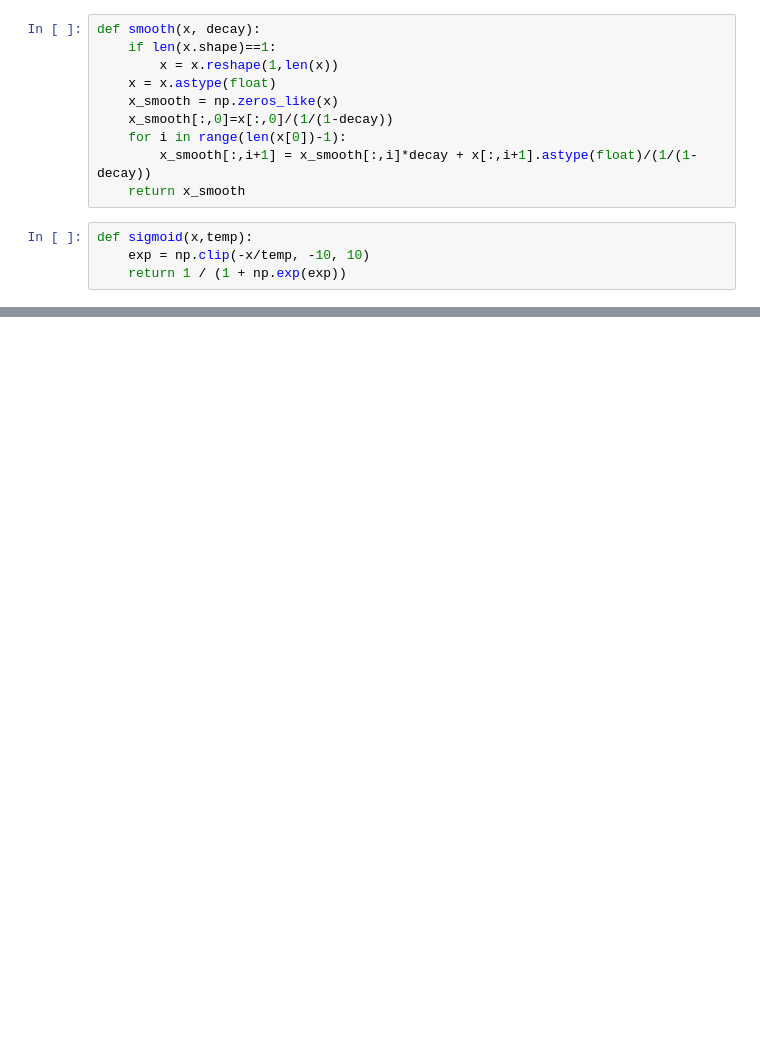
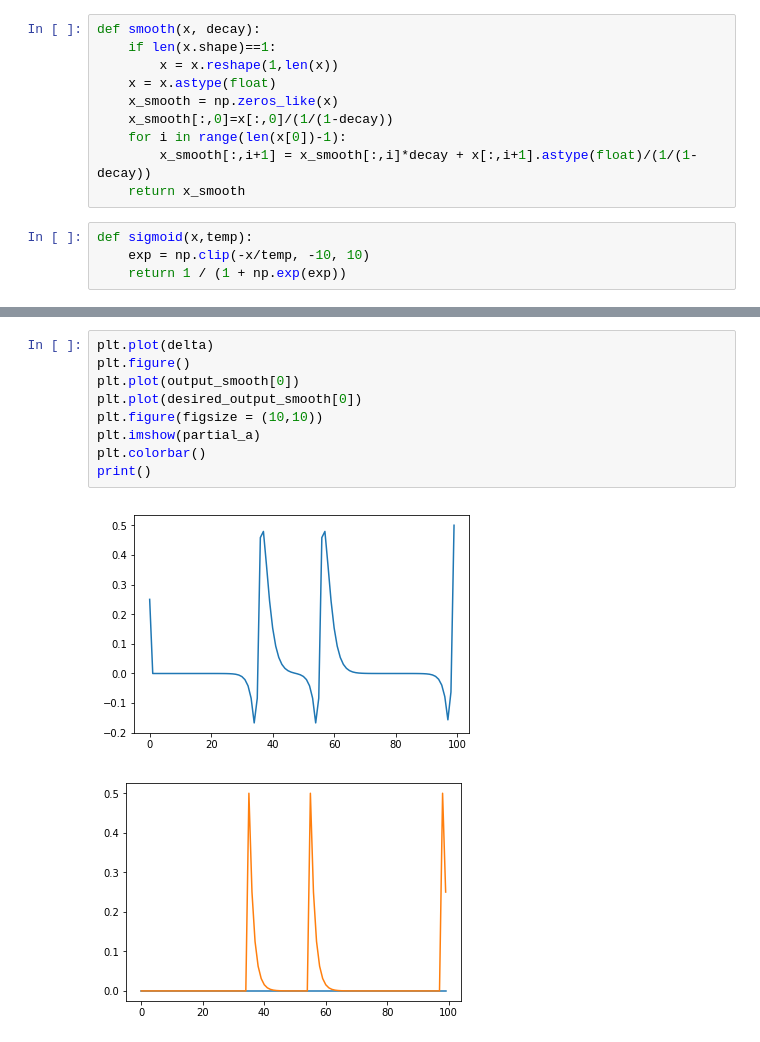
Before and after one commit to superrrpotato/Acc-Timing, a Jupyter notebook: toy_experiment.ipynb, the cells around one changed output, grey strips where cells are left out. Cells and saved outputs as stored; diff of their text form; blank space fills up the shorter version.

```diff
--- a/toy_experiment.ipynb
+++ b/toy_experiment.ipynb
@@ -39,0 +255,12 @@ output = np.zeros(time_step)
+# %%
+plt.plot(delta)
+plt.figure()
+plt.plot(output_smooth[0])
+plt.plot(desired_output_smooth[0])
+plt.figure(figsize = (10,10))
+plt.imshow(partial_a)
+plt.colorbar()
+print()
+# %% [output]
+[figure, added]
+[figure, added]
```
Also changed, not shown: parts of 16 cells of this notebook.
